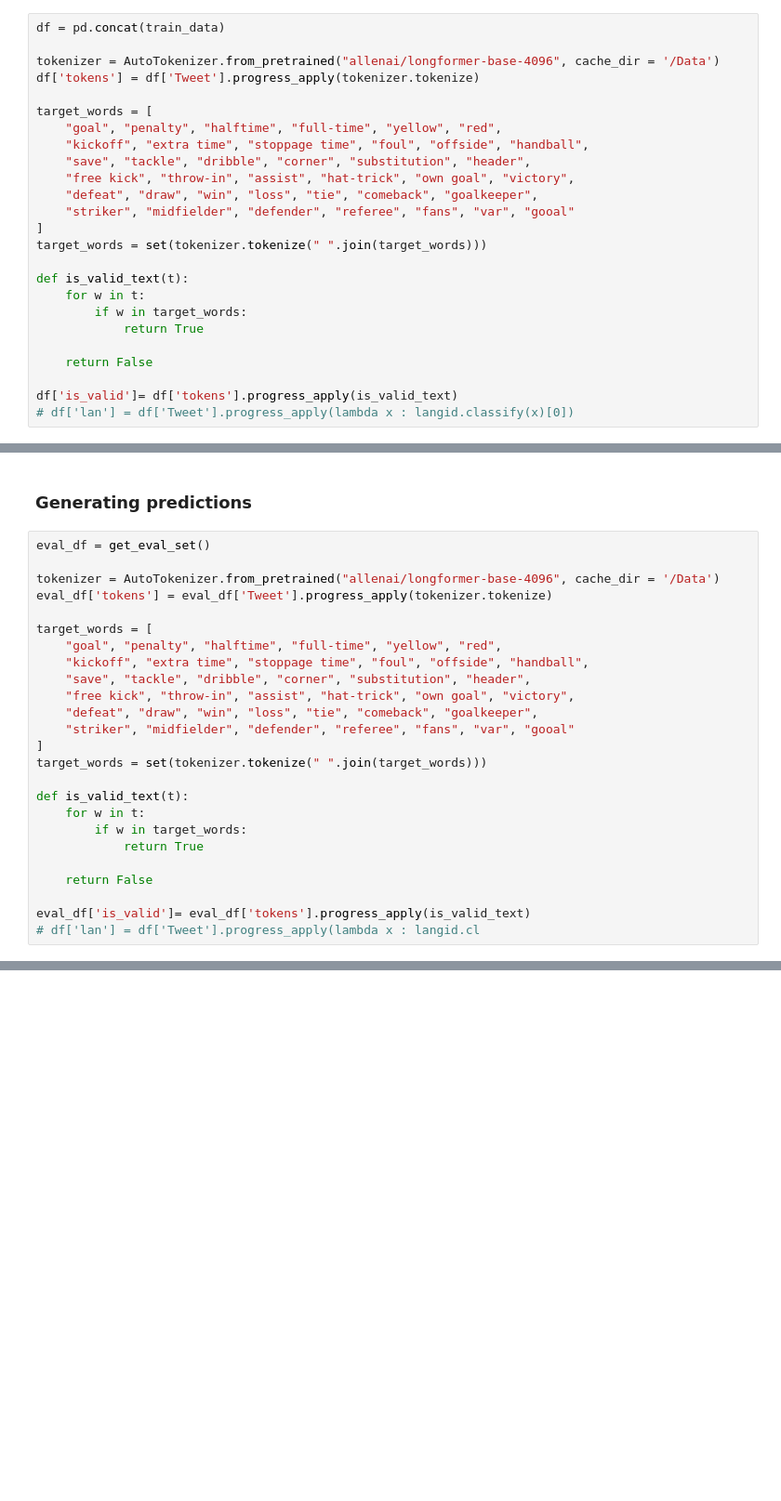
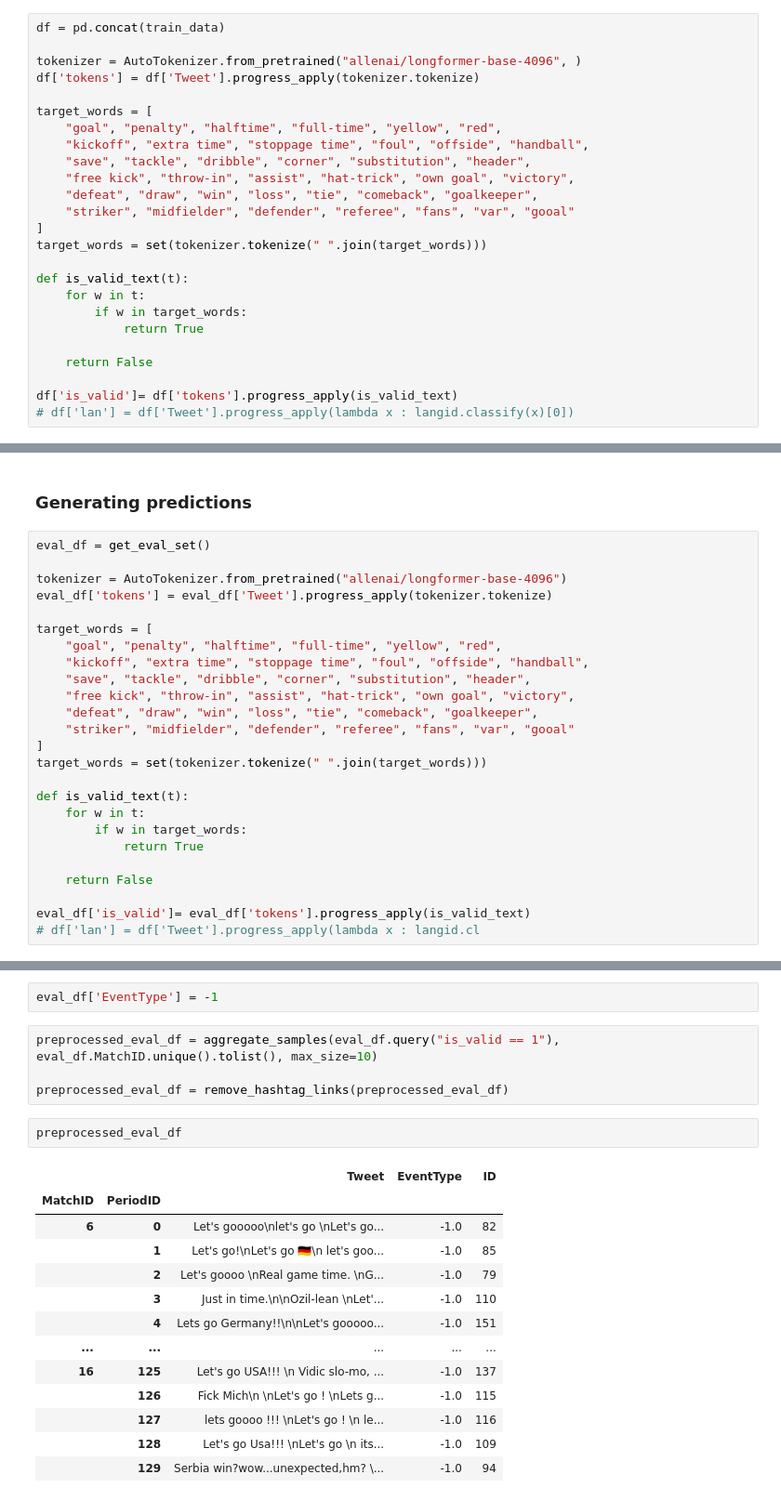
Before and after one commit to peulsilva/sub-event-detection, a Jupyter notebook: notebooks/transformers/07-deep_infra2.ipynb, the cells around one changed output, grey strips where cells are left out. Shown at 93% size. Drawn from its saved outputs; the diff is of its cells as text; blank space fills up the shorter version.

```diff
--- a/notebooks/transformers/07-deep_infra2.ipynb
+++ b/notebooks/transformers/07-deep_infra2.ipynb
@@ -51,7 +46,7 @@ train_data, test_data = train_test_split()
 # %%
 df = pd.concat(train_data)
 
-tokenizer = AutoTokenizer.from_pretrained("allenai/longformer-base-4096", cache_dir = '/Data')
+tokenizer = AutoTokenizer.from_pretrained("allenai/longformer-base-4096", )
 df['tokens'] = df['Tweet'].progress_apply(tokenizer.tokenize)
 
 target_words = [
@@ -299,7 +308,7 @@ generated_texts.set_index("period_id").query("match_id == 1")[['label', 'preds']
 # %%
 eval_df = get_eval_set()
 
-tokenizer = AutoTokenizer.from_pretrained("allenai/longformer-base-4096", cache_dir = '/Data')
+tokenizer = AutoTokenizer.from_pretrained("allenai/longformer-base-4096")
 eval_df['tokens'] = eval_df['Tweet'].progress_apply(tokenizer.tokenize)
 
 target_words = [
@@ -325,0 +333,22 @@ RuntimeWarning: Enable tracemalloc to get the object allocation traceback
+# %%
+eval_df['EventType'] = -1
+# %%
+preprocessed_eval_df = aggregate_samples(eval_df.query("is_valid == 1"), eval_df.MatchID.unique().tolist(), max_size=10)
+
+preprocessed_eval_df = remove_hashtag_links(preprocessed_eval_df)
+# %%
+preprocessed_eval_df
+# %% [output]
+|  |  | Tweet | EventType | ID |
+| MatchID | PeriodID |  |  |  |
+| 6 | 0 | Let's gooooo\nlet's go \nLet's go... | -1.0 | 82 |
+|  | 1 | Let's go!\nLet's go 󾓨\n let's goo... | -1.0 | 85 |
+|  | 2 | Let's goooo \nReal game time. \nG... | -1.0 | 79 |
+|  | 3 | Just in time.\n\nOzil-lean \nLet'... | -1.0 | 110 |
+|  | 4 | Lets go Germany!!\n\nLet's gooooo... | -1.0 | 151 |
+| ... | ... | ... | ... | ... |
+| 16 | 125 | Let's go USA!!! \n Vidic slo-mo, ... | -1.0 | 137 |
+|  | 126 | Fick Mich\n \nLet's go ! \nLets g... | -1.0 | 115 |
+|  | 127 | lets goooo !!! \nLet's go ! \n le... | -1.0 | 116 |
+|  | 128 | Let's go Usa!!! \nLet's go \n its... | -1.0 | 109 |
+|  | 129 | Serbia win?wow...unexpected,hm? \... | -1.0 | 94 |
```
Also changed, not shown: parts of 15 cells of this notebook, 8 other files.
